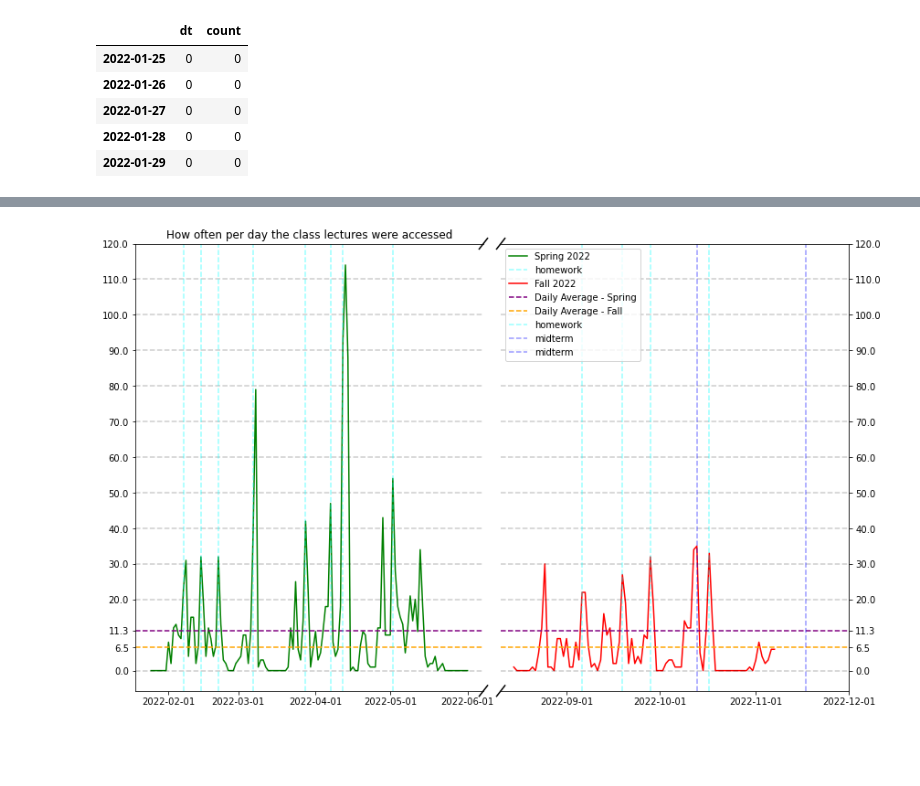
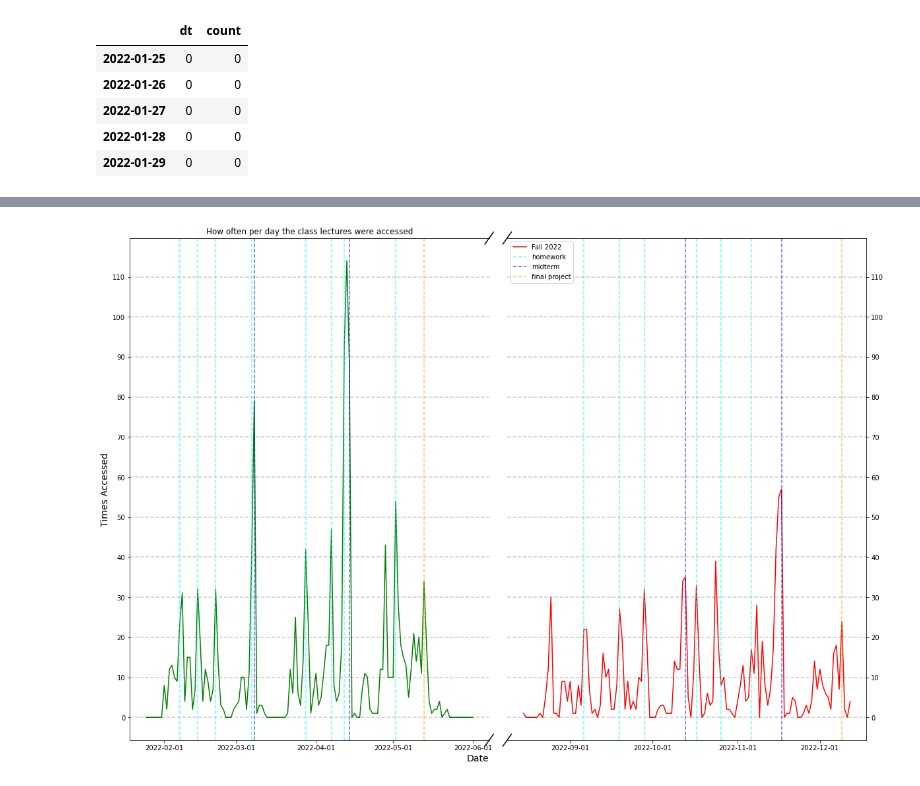
Before and after one commit to dgrinbe/Econ_416_Binder_Access, a Jupyter notebook: How many times prof's binder was accessed.ipynb, the cells around one changed output, grey strips where cells are left out. Drawn from its saved outputs; the diff is of its cells as text; code cells hidden in the pictures; blank space fills up the shorter version.

```diff
--- a/How many times prof's binder was accessed.ipynb
+++ b/How many times prof's binder was accessed.ipynb
@@ -97,7 +98,7 @@ fall_months_dt=[pd.to_datetime(i) for i in fall_months]
 spring_months=['2022-02-01','2022-03-01','2022-04-01','2022-05-01','2022-06-01']
 spring_months_dt=[pd.to_datetime(i) for i in spring_months]
 
-hw_fall_days=['2022-09-06','2022-09-19','2022-09-28','2022-10-17']
+hw_fall_days=['2022-09-06','2022-09-19','2022-09-28','2022-10-17','2022-10-26','2022-11-06']
 hw_fall_days_dt=[pd.to_datetime(i) for i in hw_fall_days]
 
 hw_spring_days=['2022-02-07','2022-02-14','2022-02-21',
@@ -190,7 +193,7 @@ plt.show()
 import matplotlib.pyplot as plt
 import matplotlib.patches as mpatches
 
-fig, (ax,ax2) = plt.subplots(1,2,figsize=(14,9),sharey=True,sharex=False)
+fig, (ax,ax2) = plt.subplots(1,2,figsize=(20,14),sharey=True,sharex=False)
 ax.plot(x1.index.to_list(),x1.to_list(),label="Spring 2022",color="green")
 ax2.plot(color='green',label="Spring 2022")
 ax2.plot(x2.index.to_list(),x2.to_list(),label="Fall 2022",color="red")
@@ -203,62 +206,62 @@ ax.yaxis.tick_left()
 ax2.tick_params(labelright='on')
 ax2.yaxis.tick_right()
 
-d = .012 # how big to make the diagonal lines in axes coordinates
-# arguments to pass plot, just so we don't keep repeating them
+z = .012
 kwargs = dict(transform=ax.transAxes, color='k', clip_on=False)
-ax.plot((1-d,1+d), (-d,+d), **kwargs)
-ax.plot((1-d,1+d),(1-d,1+d), **kwargs)
+ax.plot((1-z,1+z), (-z,+z), **kwargs)
+ax.plot((1-z,1+z),(1-z,1+z), **kwargs)
 
 kwargs.update(transform=ax2.transAxes)  # switch to the bottom axes
-ax2.plot((-d,+d), (1-d,1+d), **kwargs)
-ax2.plot((-d,+d), (-d,+d), **kwargs)
+ax2.plot((-z,+z), (1-z,1+z), **kwargs)
+ax2.plot((-z,+z), (-z,+z), **kwargs)
 
 fig.subplots_adjust(wspace = 0.05)
 
-#spring avg
-ax2.axhline(y=x1.mean(),color="purple", label='Daily Average - Spring',linestyle='--' )
-ax.axhline(y=x1.mean(),color="purple", linestyle='--' )
 
-#fall avg
-ax2.axhline(y=x2.mean(),color="orange", label='Daily Average - Fall ',linestyle='--' )
-ax.axhline(y=x2.mean(),color="orange", linestyle='--' )
 
 #guidelines
 for i in range(0,120,10):
-    if i==10:
-        continue
     ax.axhline(y=i,color="black",linestyle="--",alpha=.2)
     ax2.axhline(y=i,color="black",linestyle="--",alpha=.2)
 
 ax.set_title('How often per day the class lectures were accessed')
 ax.set_xticks(spring_months)
 ax2.set_xticks(fall_months)
-ax.set_yticks([0,x1.mean(),x2.mean(),20,30,40,50,60,70,80,90,100,110,120])
-ax2.set_yticks([0,x1.mean(),x2.mean(),20,30,40,50,60,70,80,90,100,110,120])
+ax.set_yticks(list(range(0,120,10)))
+ax2.set_yticks(list(range(0,120,10)))
 
 #homework days
 
 for i in hw_fall_days[1:]:
-    ax2.axvline(x=pd.to_datetime(i), color='cyan',linestyle='--',alpha=.4)
-ax2.axvline(x=pd.to_datetime(hw_fall_days[0]), color='cyan',linestyle='--',alpha=.4,label='homework')
+    ax2.axvline(x=pd.to_datetime(i), color='cyan',linestyle='--',alpha=.6)
+ax2.axvline(x=pd.to_datetime(hw_fall_days[0]), color='cyan',linestyle='--',alpha=.6,label='homework')
 
 for i in hw_spring_days[1:]:
-    ax.axvline(x=pd.to_datetime(i), color='cyan',linestyle='--',alpha=.4)
-ax.axvline(x=pd.to_datetime(hw_spring_days[0]), color='cyan',linestyle='--',alpha=.4,label='homework')
+    ax.axvline(x=pd.to_datetime(i), color='cyan',linestyle='--',alpha=.6)
+ax.axvline(x=pd.to_datetime(hw_spring_days[0]), color='cyan',linestyle='--',alpha=.6,)
 
+#Midterm Spring
+ax.axvline(x=pd.to_datetime('2022-04-14'), color='blue',linestyle='--',alpha=.6,)
+ax.axvline(x=pd.to_datetime('2022-03-08'), color='blue',linestyle='--',alpha=.6,)
 
+#midterm Fall
+ax2.axvline(x=pd.to_datetime('2022-10-13'), color='blue',linestyle='--',alpha=.6,label='midterm')
+ax2.axvline(x=pd.to_datetime('2022-11-17'), color='blue',linestyle='--',alpha=.6,)
 
-#midterm
-ax2.axvline(x=pd.to_datetime('2022-10-13'), color='blue',linestyle='--',alpha=.4,label='midterm')
-ax2.axvline(x=pd.to_datetime('2022-11-17'), color='blue',linestyle='--',alpha=.4,label='midterm')
-
+#final Projects
+ax2.axvline(x=pd.to_datetime('2022-12-09'), color='orange',linestyle='--',alpha=.6,label="final project")#fall
+ax.axvline(x=pd.to_datetime('2022-05-13'), color='orange',linestyle='--',alpha=.6,label="final project")#spring
 
 #creating the legend
 handles,labels=ax.get_legend_handles_labels()
 handles2,labels2=ax2.get_legend_handles_labels()
 handles.extend(handles2)
-plt.legend(handles=handles,loc='upper left')
+plt.legend(loc='upper left')
 
+ax.set_xlabel("Date",loc='right',fontsize=14)
+ax.set_ylabel("Times Accessed",fontsize=14)
+
+plt.savefig("Class Binder Access - Chart 2.jpg",bbox_inches='tight',dpi=400)
 plt.show()
 # %% [output]
-[figure, old version]
+[figure, new version]
```
Also changed, not shown: parts of 8 cells of this notebook, 4 other files.
